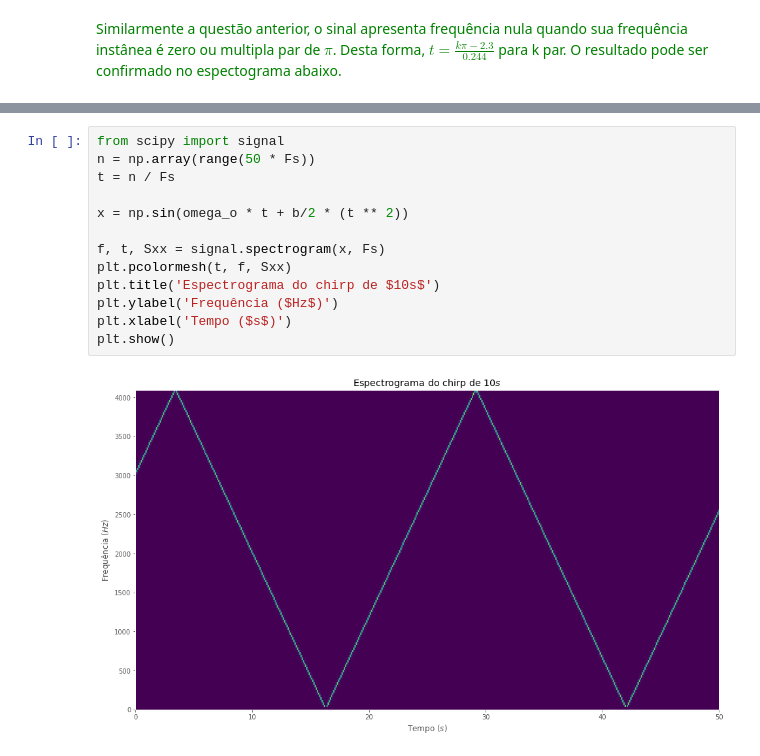
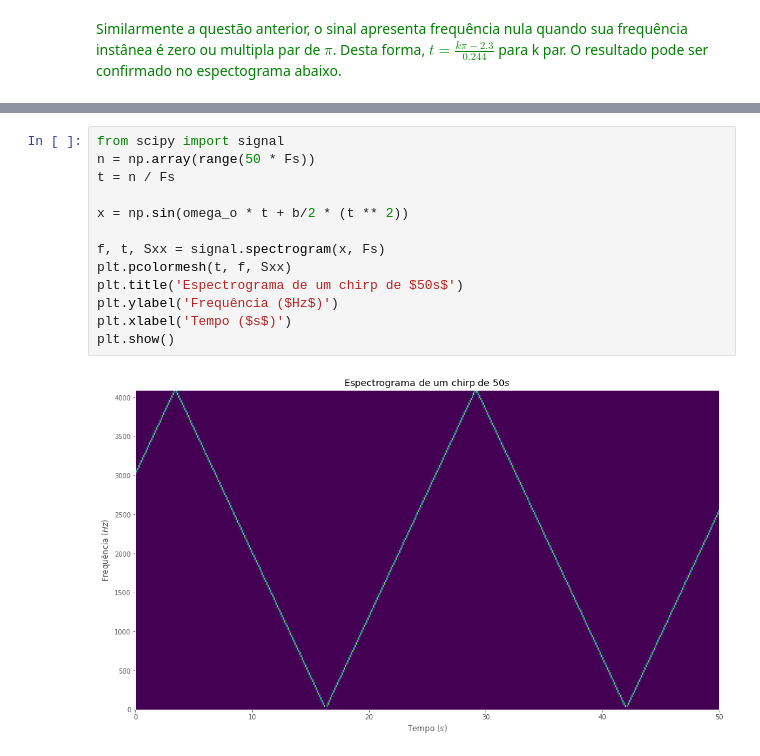
Before and after one commit to davidrft/processamento-digital-de-sinais, a Jupyter notebook: PDS - Projeto 1.ipynb, the cells around one changed output, grey strips where cells are left out. Saved outputs shown, nothing was run; the diff lists cells and outputs as text.

Commit message:
Fix spectrogram title

```diff
--- a/PDS - Projeto 1.ipynb
+++ b/PDS - Projeto 1.ipynb
@@ -353,15 +353,15 @@ print()
 # %%
 from scipy import signal
 n = np.array(range(50 * Fs))
 t = n / Fs
 
 x = np.sin(omega_o * t + b/2 * (t ** 2))
 
 f, t, Sxx = signal.spectrogram(x, Fs)
 plt.pcolormesh(t, f, Sxx)
-plt.title('Espectrograma do chirp de $10s$')
+plt.title('Espectrograma de um chirp de $50s$')
 plt.ylabel('Frequência ($Hz$)')
 plt.xlabel('Tempo ($s$)')
 plt.show()
 # %% [output]
-[figure, old version]
+[figure, new version]
```
